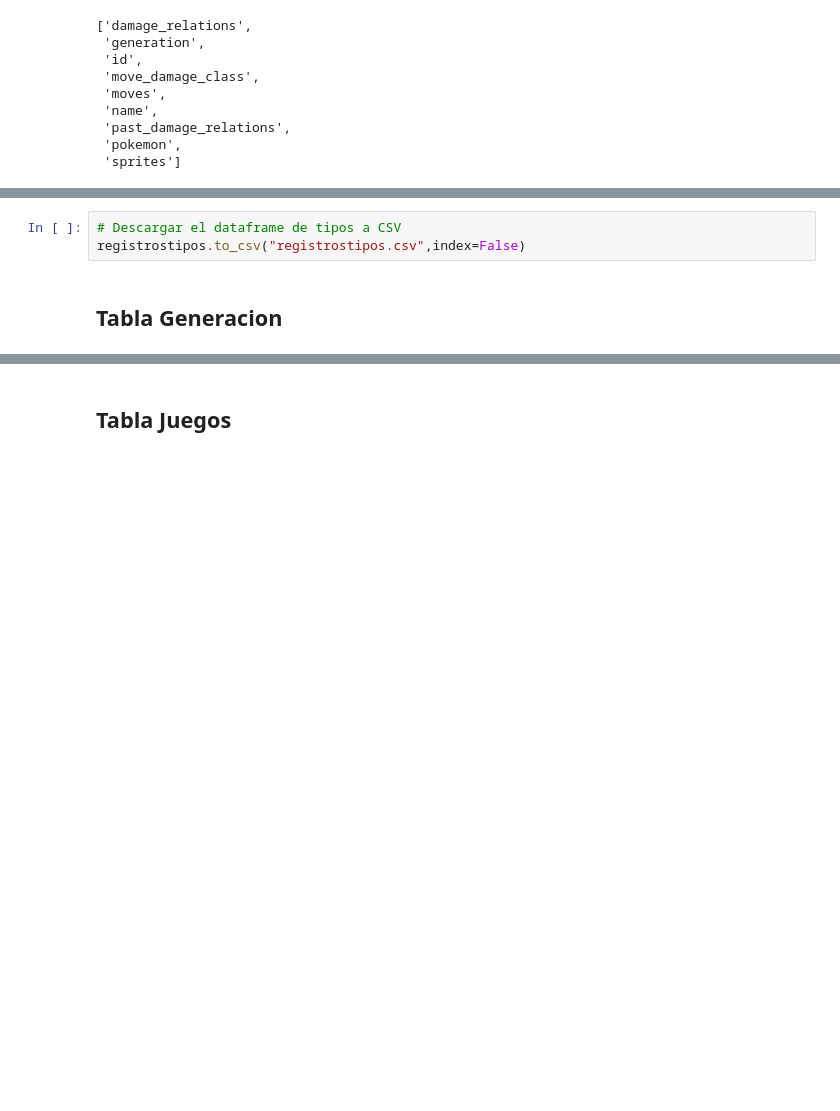
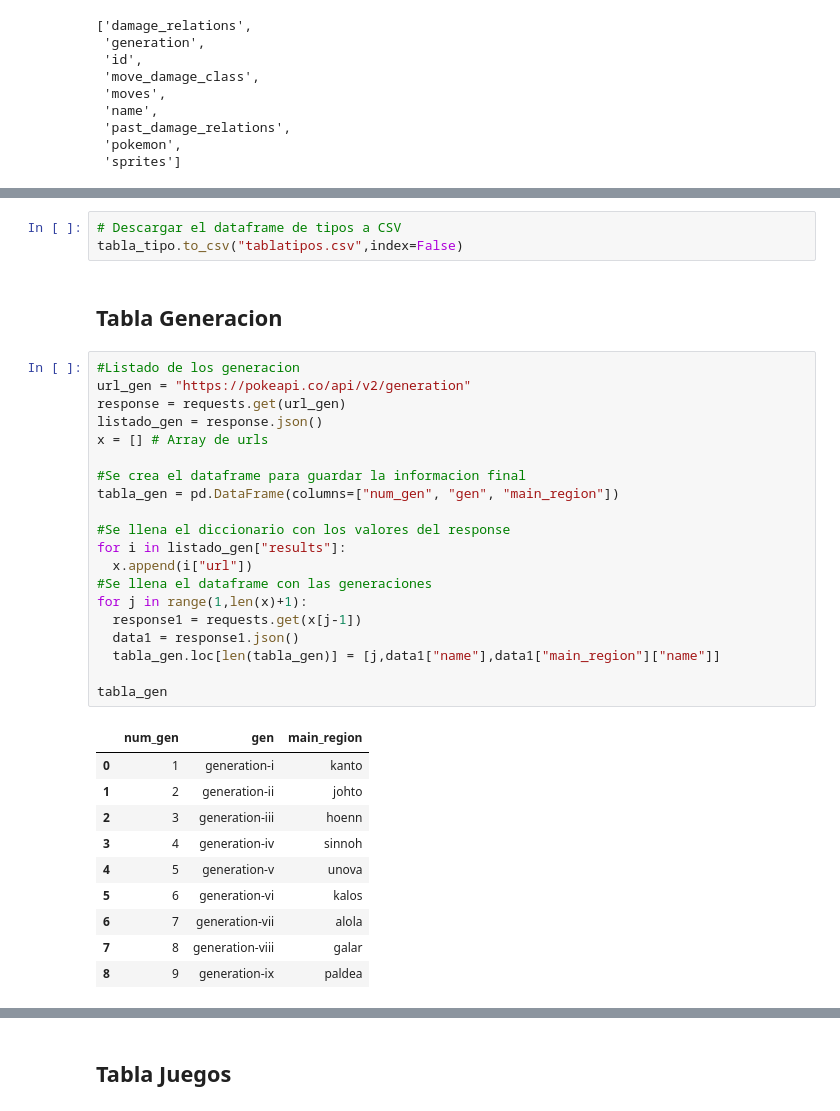
Before and after one commit to ADavid096/pokeproject, a Jupyter notebook: Script_infoDB.ipynb, the cells around one changed output, grey strips where cells are left out. Drawn from its saved outputs; the diff is of its cells as text; blank space fills up the shorter version.

```diff
--- a/Script_infoDB.ipynb
+++ b/Script_infoDB.ipynb
@@ -176,5 +195,36 @@ tabla_tipo
 # %%
 # Descargar el dataframe de tipos a CSV
-registrostipos.to_csv("registrostipos.csv",index=False)
+tabla_tipo.to_csv("tablatipos.csv",index=False)
 # %% [markdown]
 ## Tabla Generacion
+# %%
+#Listado de los generacion
+url_gen = "https://pokeapi.co/api/v2/generation"
+response = requests.get(url_gen)
+listado_gen = response.json()
+x = [] # Array de urls
+
+#Se crea el dataframe para guardar la informacion final
+tabla_gen = pd.DataFrame(columns=["num_gen", "gen", "main_region"])
+
+#Se llena el diccionario con los valores del response
+for i in listado_gen["results"]:
+  x.append(i["url"])
+#Se llena el dataframe con las generaciones
+for j in range(1,len(x)+1):
+  response1 = requests.get(x[j-1])
+  data1 = response1.json()
+  tabla_gen.loc[len(tabla_gen)] = [j,data1["name"],data1["main_region"]["name"]]
+
+tabla_gen
+# %% [output]
+|  | num_gen | gen | main_region |
+| 0 | 1 | generation-i | kanto |
+| 1 | 2 | generation-ii | johto |
+| 2 | 3 | generation-iii | hoenn |
+| 3 | 4 | generation-iv | sinnoh |
+| 4 | 5 | generation-v | unova |
+| 5 | 6 | generation-vi | kalos |
+| 6 | 7 | generation-vii | alola |
+| 7 | 8 | generation-viii | galar |
+| 8 | 9 | generation-ix | paldea |
```
Also changed, not shown: parts of 6 cells of this notebook.
